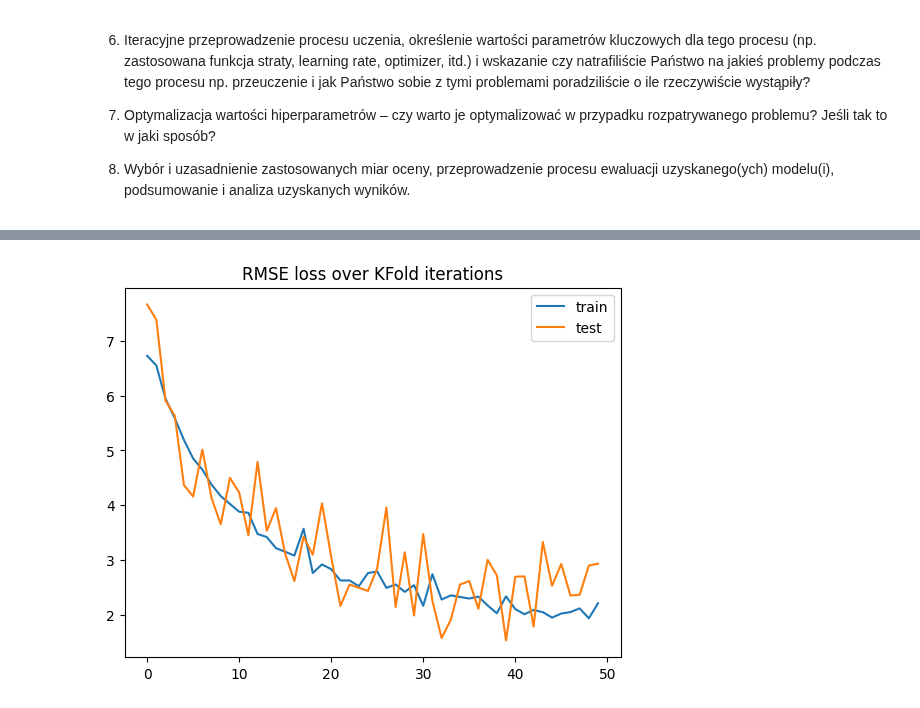
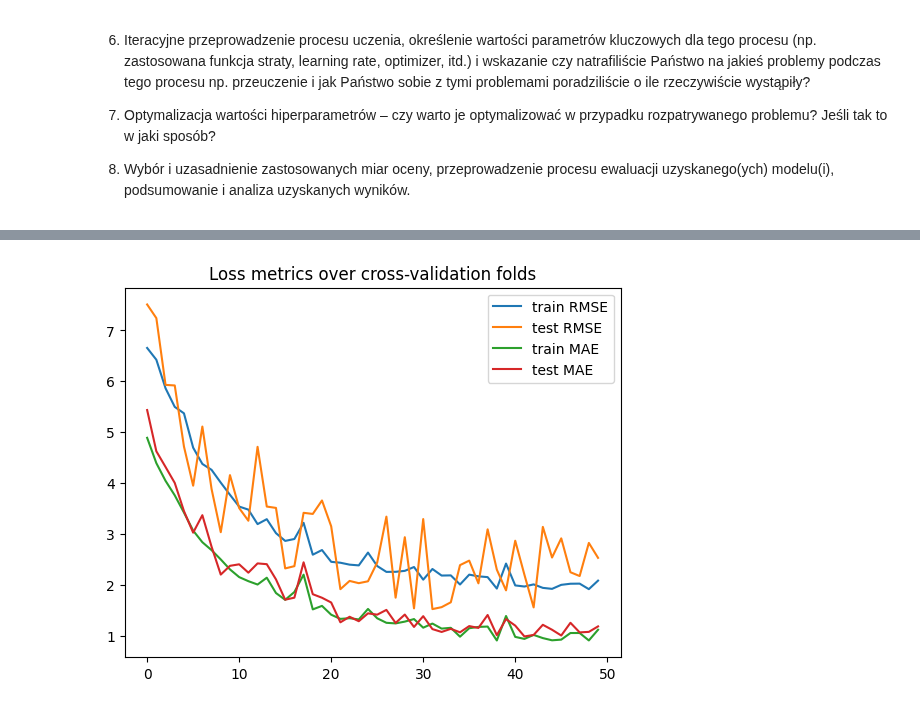
Before and after one commit to Mimikkk/2024-siwb, a Jupyter notebook: project-4/rna-quality-assessment-tor.ipynb, the cells around one changed output, grey strips where cells are left out. Cells and saved outputs as stored; diff of their text form; code cells hidden in the pictures.

Commit message:
add training rmse loss

```diff
--- a/project-4/rna-quality-assessment-tor.ipynb
+++ b/project-4/rna-quality-assessment-tor.ipynb
@@ -564,7 +395,5 @@ Iteration 17, loss = 4.63139236
 # %%
 from sklearn.model_selection import KFold
-
-rmse_scorer = make_scorer(root_mean_squared_error, greater_is_better=False)
 
 # regr = SGDRegressor(validation_fraction=VALID_TEST_SIZE,
 #                     alpha=0.001,
@@ -580,9 +409,17 @@ regr = MLPRegressor(validation_fraction=VALID_TEST_SIZE,
                     max_iter=50,
                     **common_params)
 
+# regr = RandomForestRegressor(n_estimators=100,
+#                              max_depth=None,
+#                              n_jobs=-1,
+#                              criterion="squared_error",
+#                              **common_params)
+
 
 kf = KFold(n_splits=50, shuffle=True, random_state=RANDOM_STATE)
-train_scores, test_scores = [], []
+train_scores = {"RMSE": [], "MSE": [], "MAE": []}
+test_scores = {"RMSE": [], "MSE": [], "MAE": []}
+
 
 for train_index, test_index in kf.split(X_train):
     X_train_kf, X_test_kf = X_train[train_index], X_train[test_index]
@@ -591,8 +428,16 @@ for train_index, test_index in kf.split(X_train):
     # track the fitting process
     regr.partial_fit(X_train_kf, y_train_kf)
 
-    y_pred = regr.predict(X_test_kf)
-    train_scores.append(root_mean_squared_error(y_train_kf, regr.predict(X_train_kf)))
-    test_scores.append(root_mean_squared_error(y_test_kf, y_pred))
-    print(f"KFold RMSE score: {root_mean_squared_error(y_test_kf, y_pred)}")
+    y_pred_test = regr.predict(X_test_kf)
+    y_pred_train = regr.predict(X_train_kf)
+    train_scores["RMSE"].append(root_mean_squared_error(y_train_kf, y_pred_train))
+    test_scores["RMSE"].append(root_mean_squared_error(y_test_kf, y_pred_test))
+
+    train_scores["MSE"].append(mean_squared_error(y_train_kf, y_pred_train))
+    test_scores["MSE"].append(mean_squared_error(y_test_kf, y_pred_test))
+
+    train_scores["MAE"].append(mean_absolute_error(y_train_kf, y_pred_train))
+    test_scores["MAE"].append(mean_absolute_error(y_test_kf, y_pred_test))
+
+    print(f"KFold RMSE score: {root_mean_squared_error(y_test_kf, y_pred_test)}")
 # %% [output]
@@ -616,13 +461,18 @@ KFold RMSE score: 2.936674921515782
 # %%
 import matplotlib.pyplot as plt
 
-plt.plot(train_scores, label="train")
-plt.plot(test_scores, label="test")
-plt.title("RMSE loss over KFold iterations")
+plt.plot(train_scores["RMSE"], label="train RMSE")
+plt.plot(test_scores["RMSE"], label="test RMSE")
+# plt.plot(train_scores["MSE"], label="train MSE")
+# plt.plot(test_scores["MSE"], label="test MSE")
+plt.plot(train_scores["MAE"], label="train MAE")
+plt.plot(test_scores["MAE"], label="test MAE")
+
+plt.title("Loss metrics over cross-validation folds")
 plt.legend()
 plt.show()
 # %% [output]
-[figure, old version]
+[figure, new version]
 # %%
 mlp_param_grid = {
     "hidden_layer_sizes": [100, 200, 300, 400, 500],
```
Also changed, not shown: parts of 9 cells of this notebook, 1 other file.
